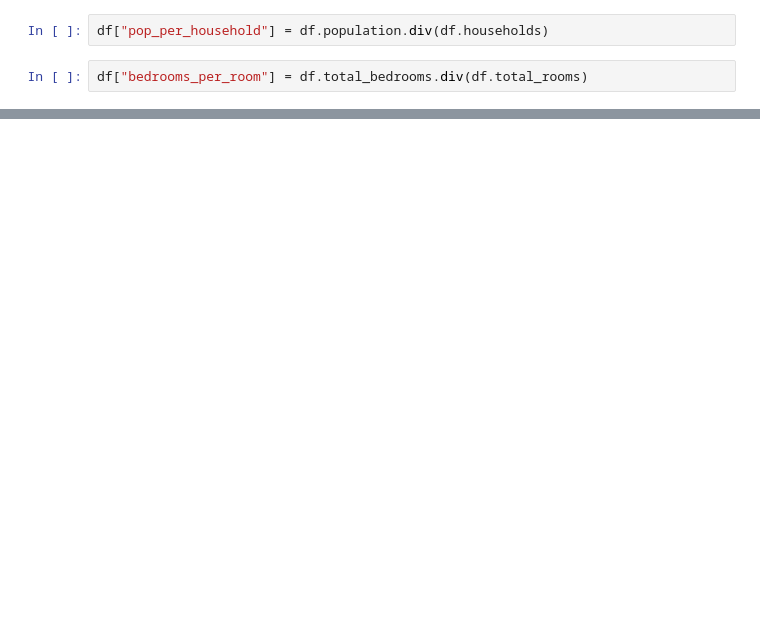
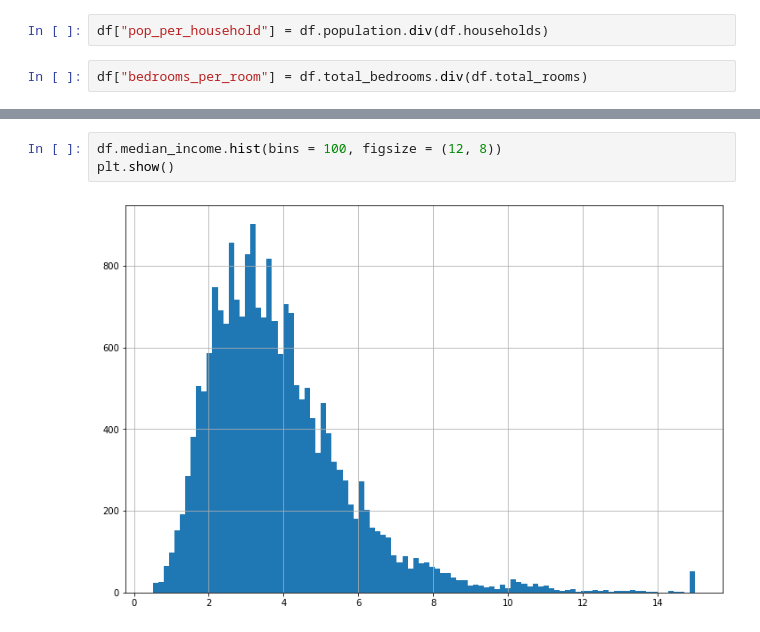
Before and after one commit to mohd-sahil/Housing-Dataset, a Jupyter notebook: Housing_Dataset_DP_and_FE_ML.ipynb, the cells around one changed output, grey strips where cells are left out. Saved outputs shown, nothing was run; the diff lists cells and outputs as text; blank space fills up the shorter version.

```diff
--- a/Housing_Dataset_DP_and_FE_ML.ipynb
+++ b/Housing_Dataset_DP_and_FE_ML.ipynb
@@ -199,0 +223,5 @@ df.describe()
+# %%
+df.median_income.hist(bins = 100, figsize = (12, 8))
+plt.show()
+# %% [output]
+[figure, added]
```
Also changed, not shown: parts of 6 cells of this notebook.
